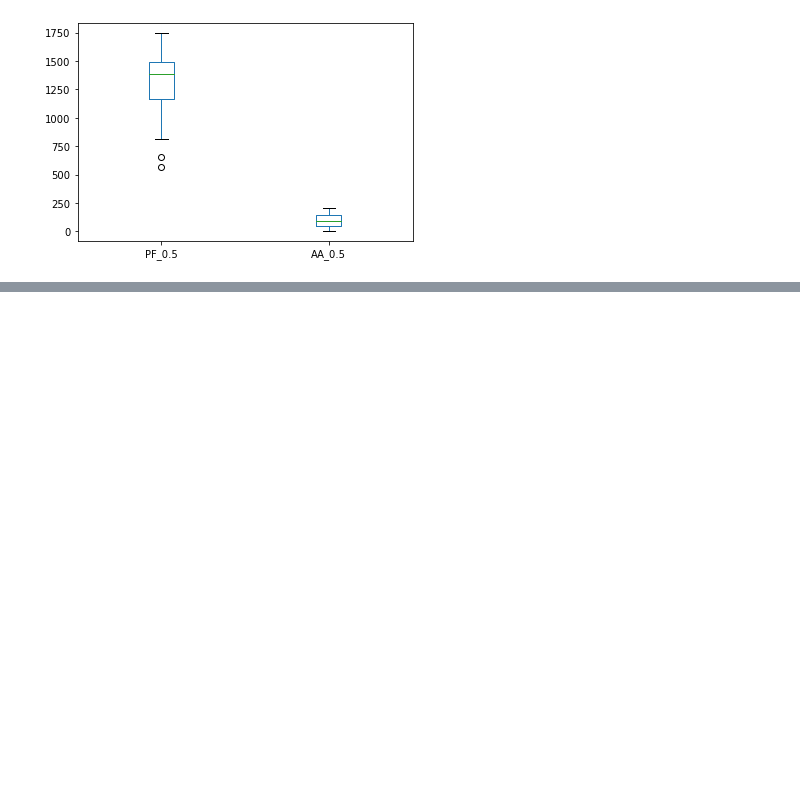
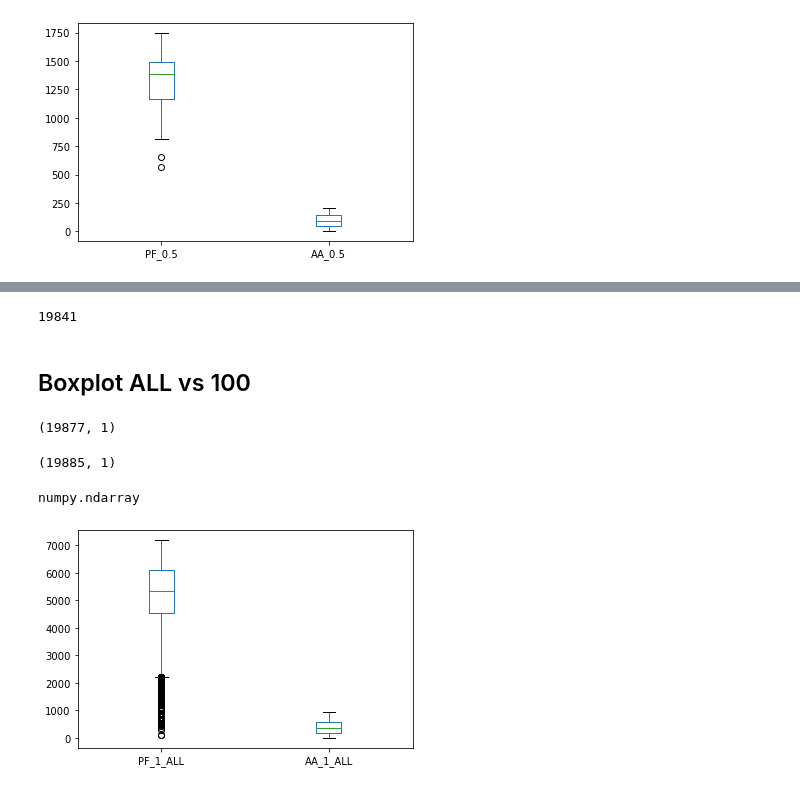
Before and after one commit to CNS-OIST/pycabnn, a Jupyter notebook: notebooks/RunMLIwithNeuron.ipynb, the cells around one changed output, grey strips where cells are left out. Saved outputs shown, nothing was run; the diff lists cells and outputs as text; code cells hidden in the pictures; blank space fills up the shorter version.

Commit message:
BoxPlot Connection MLI with PF and AA

```diff
--- a/notebooks/RunMLIwithNeuron.ipynb
+++ b/notebooks/RunMLIwithNeuron.ipynb
@@ -566,0 +685,3 @@ nsource_pf05.mean()
+# %%
+pf1All = pd.read_hdf('PFtoMLI_ALL1.h5', "connection")
+pf1All
@@ -566,0 +706,4 @@ nsource_pf05.mean()
+# %%
+##Amount of connections from one MLI to PFs
+nsource_pf1All = pf1All.groupby('target').count().source
+nsource_pf1All.mean()
@@ -629,0 +789,31 @@ ax = df.plot.box()
+# %%
+nsource_aa1All.shape[0]
+# %% [output]
+19841
+# %% [markdown]
+## Boxplot ALL vs 100
+# %%
+aa1All_nSource=np.array([nsource_aa1All])
+aa1All_nSource=np.reshape(aa1All_nSource, [nsource_aa1All.shape[0], 1])
+aa1All_nSource.shape
+# %% [output]
+(19877, 1)
+# %%
+pf1All_nSource=np.array([nsource_pf1All])
+pf1All_nSource=np.reshape(pf1All_nSource, [nsource_pf1All.shape[0], 1])
+pf1All_nSource.shape
+# %% [output]
+(19885, 1)
+# %%
+type(pf1All_nSource)
+# %% [output]
+numpy.ndarray
+# %%
+
+d = {'PF_1_ALL': pf1All_nSource, 'AA_1_ALL': aa1All_nSource}
+df = pd.concat([pd.DataFrame(v, columns=[k]) for k, v in d.items()], axis=1)
+
+#print(df)
+ax = df.plot.box()
+# %% [output]
+[figure, added]
```
Also changed, not shown: parts of 35 cells of this notebook.
